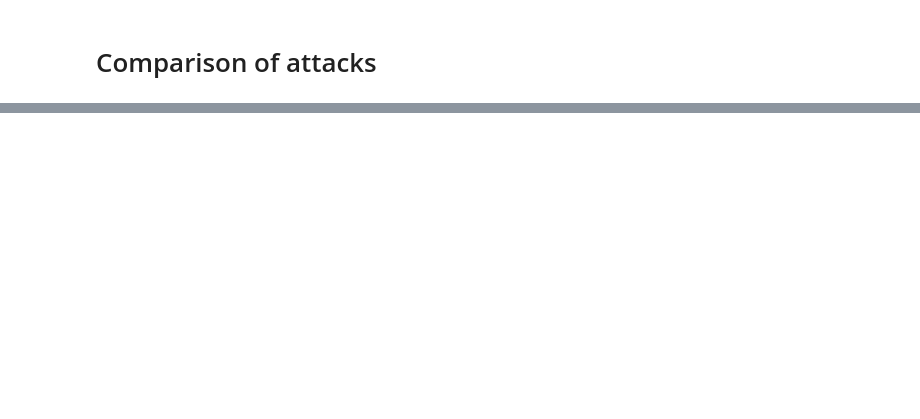
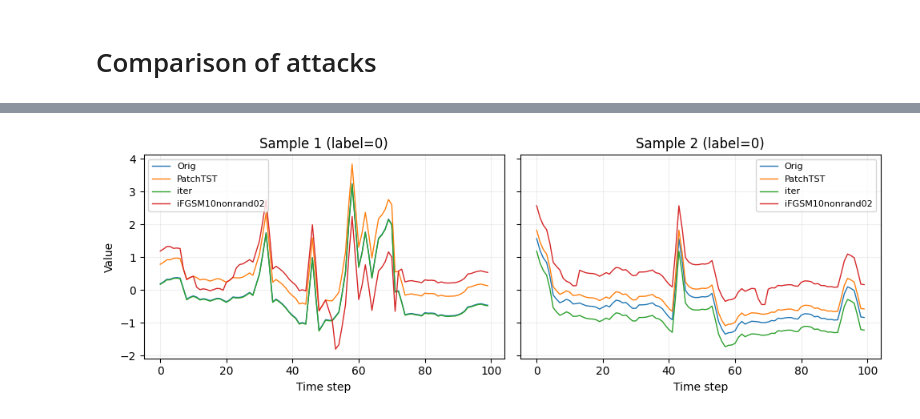
Before and after one commit to FalconD23/generative-adversarial-attacks, a Jupyter notebook: notebooks/deploy_test.ipynb, the cells around one changed output, grey strips where cells are left out. Cells and saved outputs as stored; diff of their text form; code cells hidden in the pictures; blank space fills up the shorter version.

Commit message:
Deploy_test estimation part and graphs

```diff
--- a/notebooks/deploy_test.ipynb
+++ b/notebooks/deploy_test.ipynb
@@ -510,0 +533,12 @@ Epoch 02 | victim-loss 0.4847 | acc 0.9500
+# %%
+classifiers = [clf_LSTM, clf_resCNN, clf_PatchTST]
+# %%
+for clf_model in classifiers:
+    print('\n'+'='*40)
+    print(f'inference target model: {clf_model.__class__.__name__}')
+    print('='*40)
+    for name, atk in attacks.items():
+        fl_rate = fooling_rate(clf_model, estimation_dl, atk, device=device)
+        ef_rate = efficiency_rate(clf_model, estimation_dl, atk, device=device)
+        acc = accuracy_after_attack(clf_model, estimation_dl, atk, device=device)
+        print(f'{name:<12} fooling rate:  {fl_rate:.3f},  efficiency metric:  {ef_rate:.3f},  target accuracy after attack:  {acc:.3f}')
@@ -510,0 +565,72 @@ Epoch 02 | victim-loss 0.4847 | acc 0.9500
+# %%
+# attacks = {'Unattacked': lambda model, x, y: x,
+#            'FGSM': fgsm_attack,
+#            'iFGSM10nonrand02': iFGSMAttack(eps=eps_FGSM, n_iter=10, rand_init=False, momentum=0.2),
+#            'LSTM': mba_LSTM,
+#            'resCNN': mba_resCNN,
+#            'PatchTST': mba_PatchTST,
+#            'iter': mba_iter}
+
+
+N_EXAMPLES = 2
+FILTER = ['PatchTST',
+          'iter',
+          'iFGSM10nonrand02']
+
+van_iFGSM = iFGSMAttack(eps=eps_FGSM, n_iter=50, rand_init=False, momentum=0.0)
+van_FGSM = fgsm_attack
+van_PGD = None
+
+
+atk_f_list = [attacks[name] for name in FILTER]
+
+
+chosen = []
+for xb, yb in test_dl:
+    for i in range(xb.size(0)):
+        chosen.append((xb[i], yb[i]))
+    if len(chosen) >= 50:
+        break
+
+examples = random.sample(chosen, N_EXAMPLES)
+
+fig, axes = plt.subplots(
+    1, N_EXAMPLES,
+    figsize=(5 * N_EXAMPLES, 3.5),
+    sharey=True
+)
+if N_EXAMPLES == 1:
+    axes = [axes]
+
+for col, (x_orig, y_lbl) in enumerate(examples):
+    ax = axes[col]
+    x_orig = x_orig.to(device).unsqueeze(0)
+    y_lbl_tensor = torch.tensor([y_lbl], device=device)
+
+    x_np = x_orig.squeeze().detach().cpu().numpy()
+    ax.plot(x_np[:100], label='Orig', linewidth=1)
+
+    x_adv_np_dict = dict()
+    for name in FILTER:
+        dummy_model = clf_LSTM
+        mba_attack = attacks[name]
+        x_adv = mba_attack(dummy_model, x_orig, y_lbl_tensor)
+        x_adv_np_dict[name] = (x_adv.squeeze().detach().cpu().numpy())
+
+    # for i, x_adv_np in enumerate(x_adv_np_list):
+
+        # attack_name = getattr(atk_f_list[i], "attacker", ATTACKS[i]).__class__.__name__)
+    for name in FILTER:
+        ax.plot(x_adv_np_dict[name][:100], label=name, linewidth=1)
+
+    ax.set_title(f'Sample {col+1} (label={int(y_lbl)})')
+    ax.set_xlabel('Time step')
+    if col == 0:
+        ax.set_ylabel('Value')
+    ax.grid(True, alpha=0.2)
+    ax.legend(fontsize=8)
+
+plt.tight_layout()
+plt.show()
+# %% [output]
+[figure, added]
```
Also changed, not shown: parts of 15 cells of this notebook, 3 other files.
